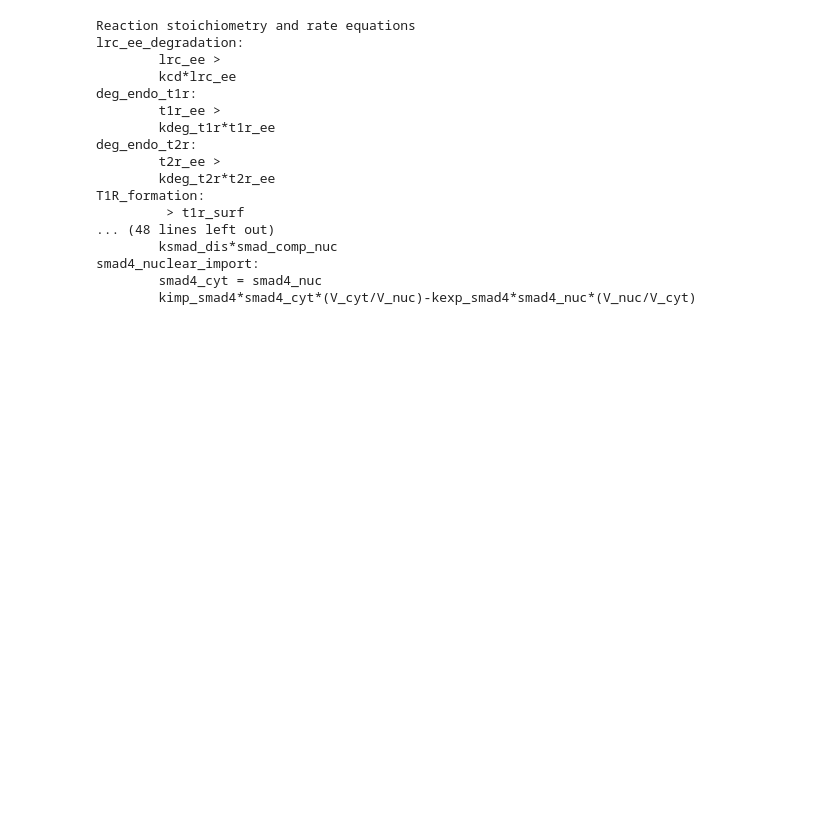
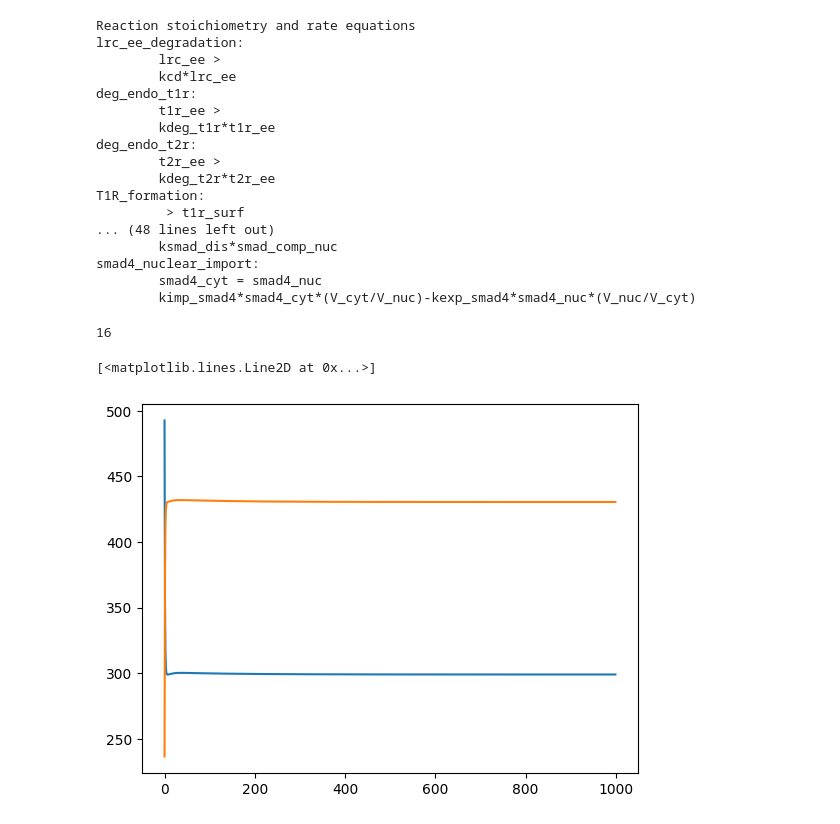
Before and after one commit to js134711/stochpy, a Jupyter notebook: pysces/simulations.ipynb, the cells around one changed output. Drawn from its saved outputs; the diff is of its cells as text; code cells hidden in the pictures; blank space fills up the shorter version.

```diff
--- a/pysces/simulations.ipynb
+++ b/pysces/simulations.ipynb
@@ -91,3 +83,15 @@ T1R_formation:
 smad4_nuclear_import:
         smad4_cyt = smad4_nuc
         kimp_smad4*smad4_cyt*(V_cyt/V_nuc)-kexp_smad4*smad4_nuc*(V_nuc/V_cyt)
+# %%
+simdata, labels = model.data_sim.getSpecies(lbls=True)
+# %%
+labels.index('smad_comp_nuc')
+# %% [output]
+16
+# %%
+plt.plot(simdata[:,11])
+plt.plot(simdata[:,12])
+# %% [output]
+[<matplotlib.lines.Line2D at 0x...>]
+[figure, added]
```
Also changed, not shown: parts of 5 cells of this notebook, 1 other file.
